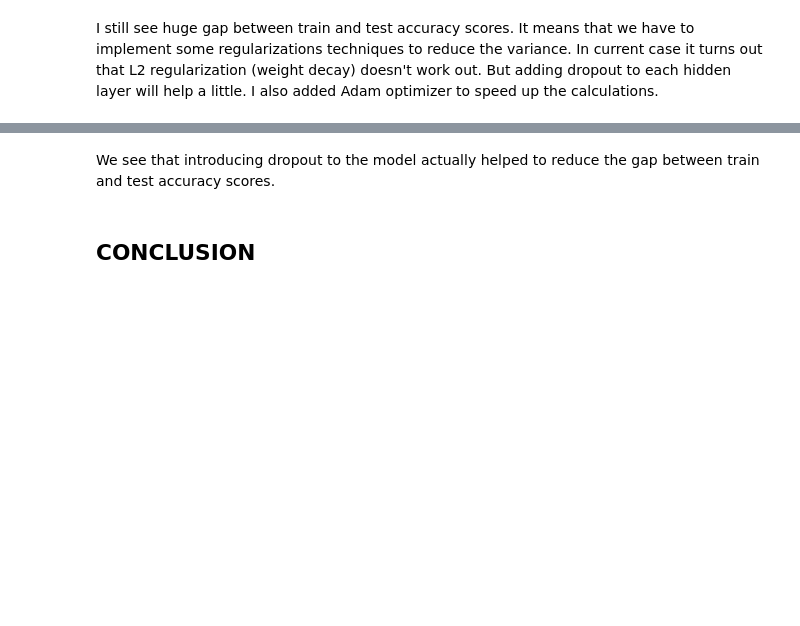
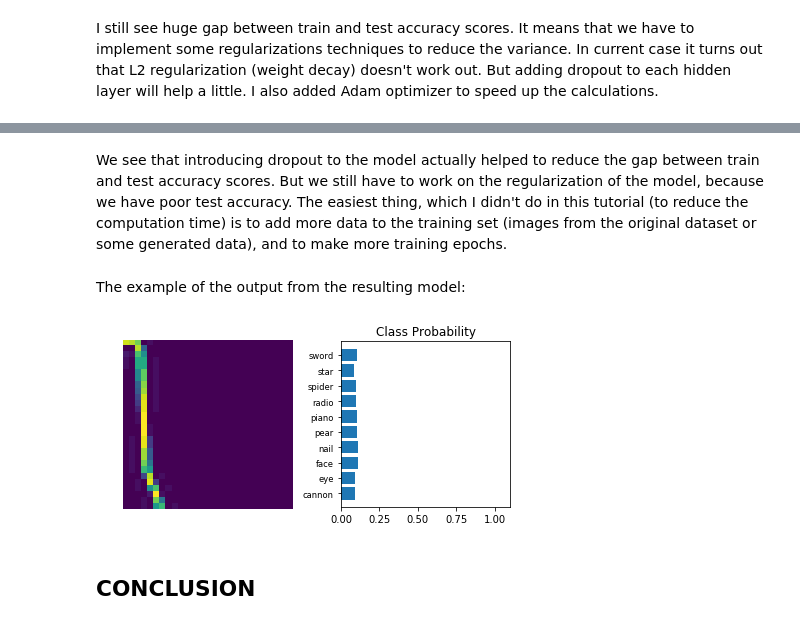
Before and after one commit to Lexie88rus/quick-draw-image-recognition, a Jupyter notebook: Getting Started with PyTorch for Quick, Draw!.ipynb, the cells around one changed output, grey strips where cells are left out. Saved outputs shown, nothing was run; the diff lists cells and outputs as text; code cells hidden in the pictures; blank space fills up the shorter version.

```diff
--- a/Getting Started with PyTorch for Quick, Draw!.ipynb
+++ b/Getting Started with PyTorch for Quick, Draw!.ipynb
@@ -899,5 +899,15 @@ plt.show()
-# %% [markdown]
-We see that introducing dropout to the model actually helped to reduce the gap between train and test accuracy scores.
+# %% [markdown]
+We see that introducing dropout to the model actually helped to reduce the gap between train and test accuracy scores. But we still have to work on the regularization of the model, because we have poor test accuracy. The easiest thing, which I didn't do in this tutorial (to reduce the computation time) is to add more data to the training set (images from the original dataset or some generated data), and to make more training epochs.
+# %% [markdown]
+The example of the output from the resulting model:
+# %%
+# turn off batch normalization
+model.eval()
+
+# get prediction for the image from the test dataset
+test_model(model, test[45])
+# %% [output]
+[figure, added]
 # %% [markdown]
 ## CONCLUSION
 # %% [markdown]
```
Also changed, not shown: parts of 9 cells of this notebook.
